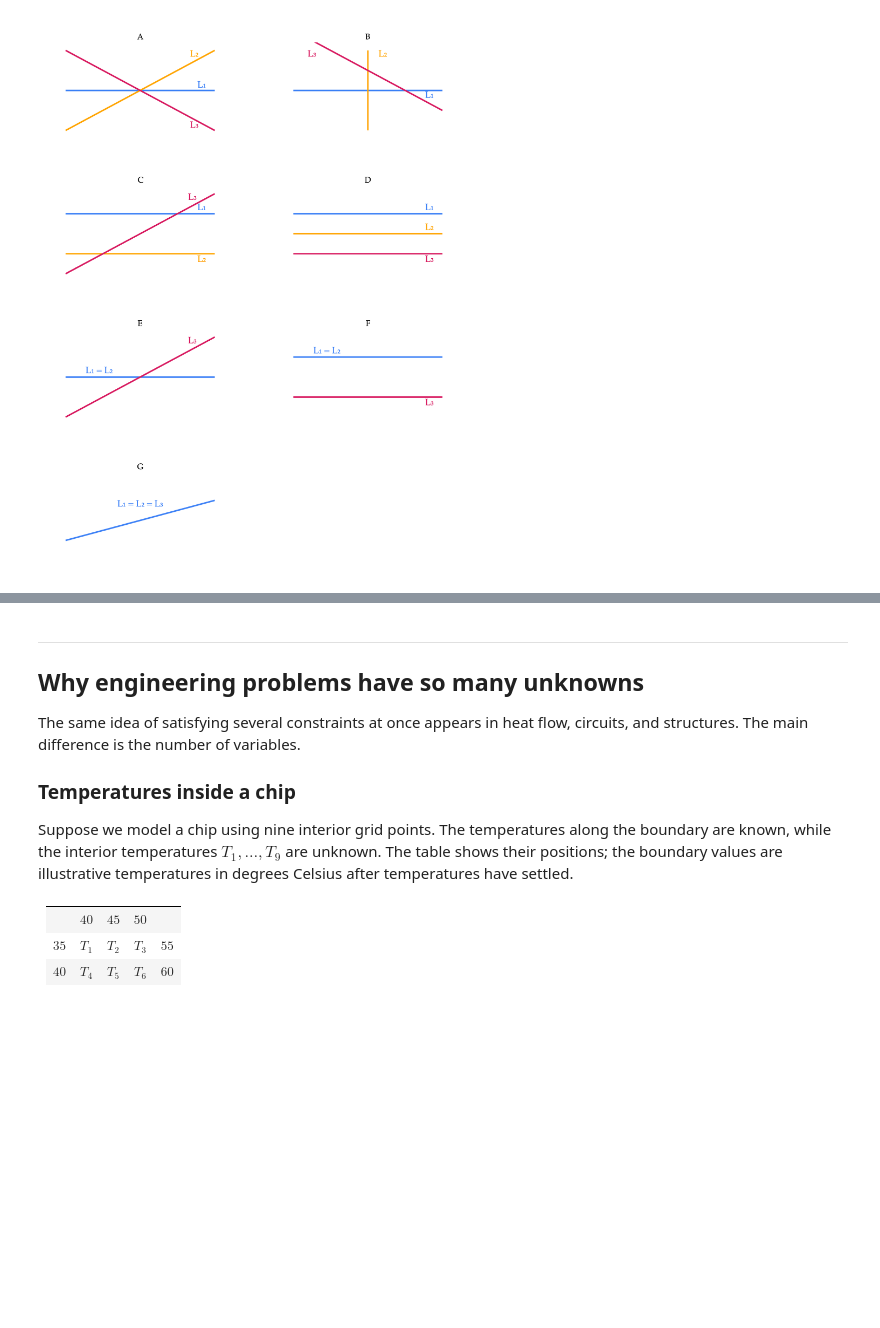
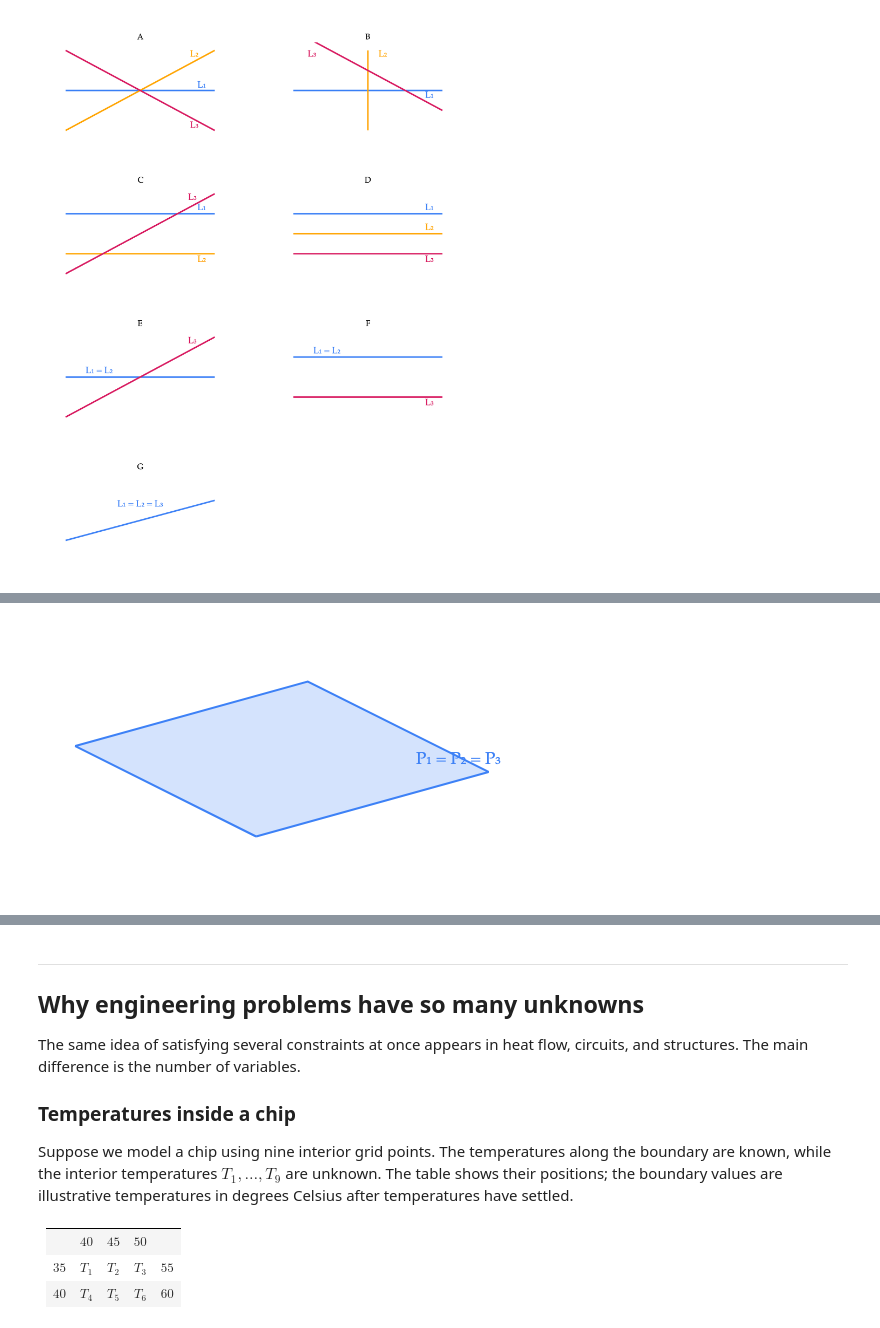
Before and after one commit to math-124/notes, a Jupyter notebook: ch02/02-08.ipynb, the cells around one changed output, grey strips where cells are left out. Cells and saved outputs as stored; diff of their text form; code cells hidden in the pictures; blank space fills up the shorter version.

```diff
--- a/ch02/02-08.ipynb
+++ b/ch02/02-08.ipynb
@@ -374,0 +577,4 @@ Thus the entire line through $\vec p$ and $\vec q$ consists of solutions.
+# %%
+activity_plane_diagram('case-1').show()
+# %% [output]
+[figure, added]
```
Also changed, not shown: parts of 13 cells of this notebook.
